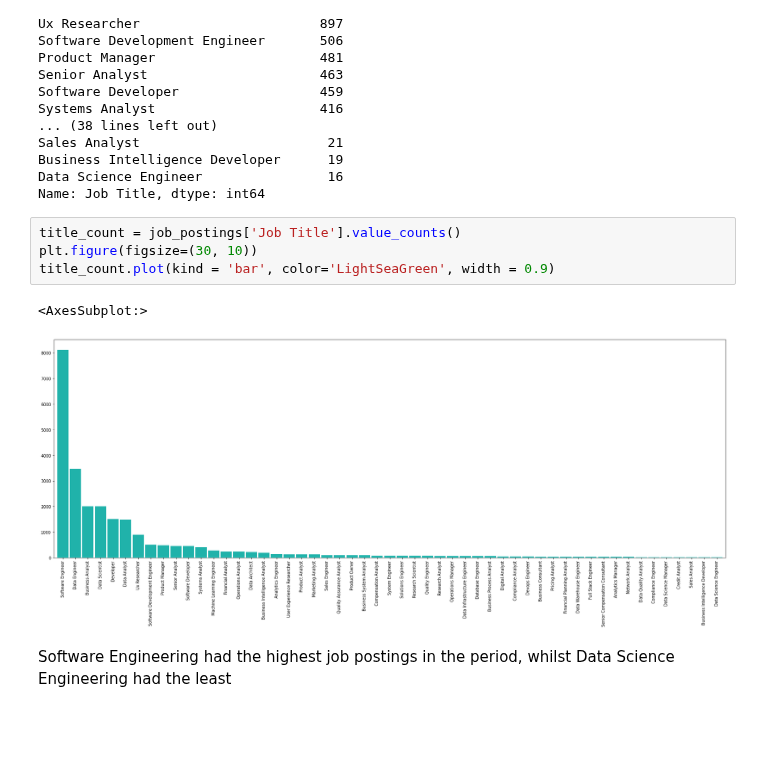
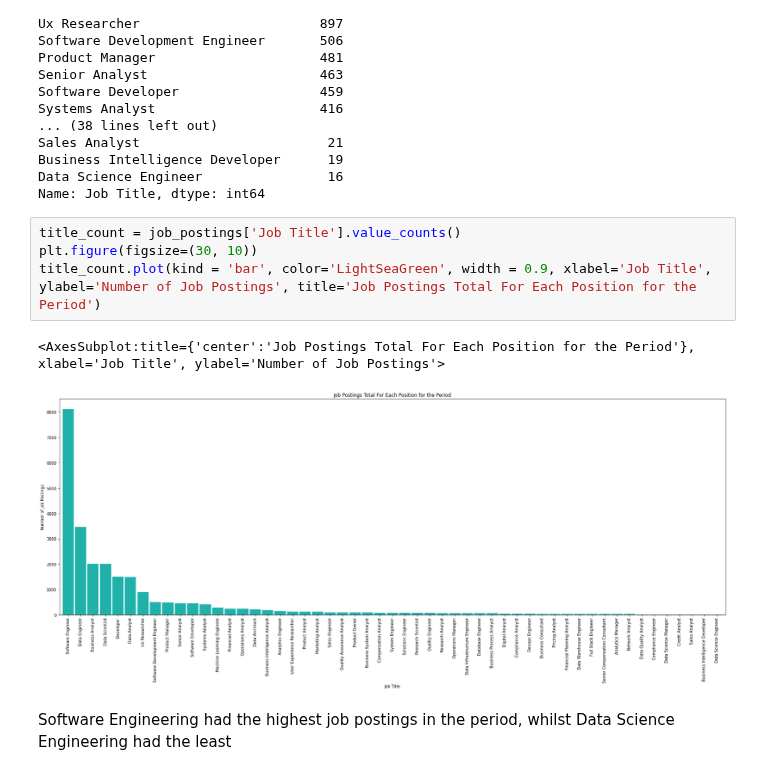
Before and after one commit to DlaminiSine/Sinenhlanhla_Portfolio, a Jupyter notebook: Job Postings.ipynb, the cells around one changed output. Saved outputs shown, nothing was run; the diff lists cells and outputs as text; blank space fills up the shorter version.

```diff
--- a/Job Postings.ipynb
+++ b/Job Postings.ipynb
@@ -180,10 +180,10 @@ Name: Job Title, dtype: int64
 # %%
 title_count = job_postings['Job Title'].value_counts()
 plt.figure(figsize=(30, 10))
-title_count.plot(kind = 'bar', color='LightSeaGreen', width = 0.9)
+title_count.plot(kind = 'bar', color='LightSeaGreen', width = 0.9, xlabel='Job Title', ylabel='Number of Job Postings', title='Job Postings Total For Each Position for the Period')
 # %% [output]
-<AxesSubplot:>
+<AxesSubplot:title={'center':'Job Postings Total For Each Position for the Period'}, xlabel='Job Title', ylabel='Number of Job Postings'>
-[figure, old version]
+[figure, new version]
 # %% [markdown]
 Software Engineering had the highest job postings in the period, whilst Data Science Engineering had the least
 # %% [markdown]
```
